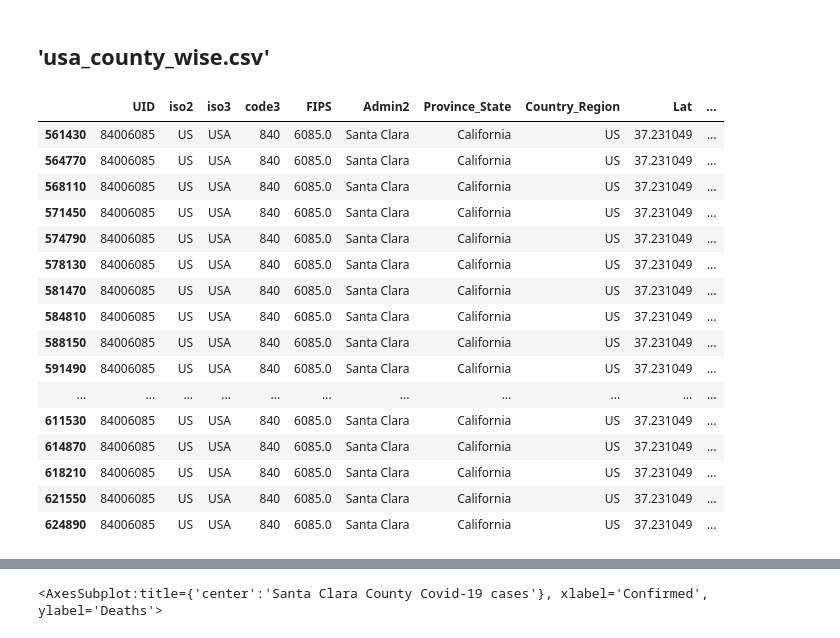
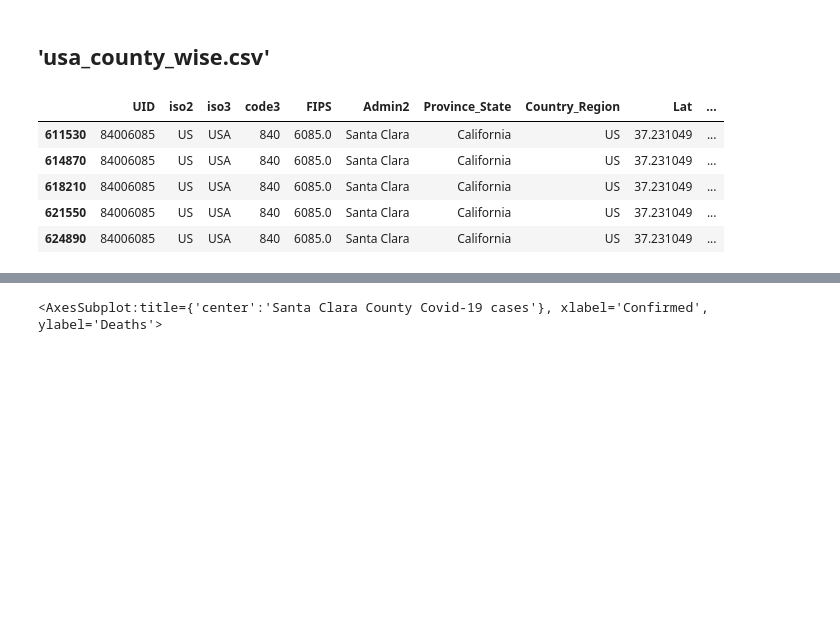
Before and after one commit to hemantkiri/Covid19, a Jupyter notebook: Covid19.ipynb, the cells around one changed output, grey strips where cells are left out. Saved outputs shown, nothing was run; the diff lists cells and outputs as text; code cells hidden in the pictures; blank space fills up the shorter version.

```diff
--- a/Covid19.ipynb
+++ b/Covid19.ipynb
@@ -188,24 +144,13 @@ countrywiselatest1_df
 # %% [markdown]
 ## 'usa_county_wise.csv'
 # %%
-# Load in csv
+# Number of confirmed and deaths cases from Santa Clara county from 7/23 - 7/27/2020.
 path='Covid-19'
 day_wise=read_data(path,files[5])
 usacountywise_df = day_wise[day_wise["Admin2"] == "Santa Clara"]
-usacountywise_df.tail(20)
+usacountywise_df.tail(5)
 # %% [output]
 |  | UID | iso2 | iso3 | code3 | FIPS | Admin2 | Province_State | Country_Region | Lat | ... |
-| 561430 | 84006085 | US | USA | 840 | 6085.0 | Santa Clara | California | US | 37.231049 | ... |
-| 564770 | 84006085 | US | USA | 840 | 6085.0 | Santa Clara | California | US | 37.231049 | ... |
-| 568110 | 84006085 | US | USA | 840 | 6085.0 | Santa Clara | California | US | 37.231049 | ... |
-| 571450 | 84006085 | US | USA | 840 | 6085.0 | Santa Clara | California | US | 37.231049 | ... |
-| 574790 | 84006085 | US | USA | 840 | 6085.0 | Santa Clara | California | US | 37.231049 | ... |
-| 578130 | 84006085 | US | USA | 840 | 6085.0 | Santa Clara | California | US | 37.231049 | ... |
-| 581470 | 84006085 | US | USA | 840 | 6085.0 | Santa Clara | California | US | 37.231049 | ... |
-| 584810 | 84006085 | US | USA | 840 | 6085.0 | Santa Clara | California | US | 37.231049 | ... |
-| 588150 | 84006085 | US | USA | 840 | 6085.0 | Santa Clara | California | US | 37.231049 | ... |
-| 591490 | 84006085 | US | USA | 840 | 6085.0 | Santa Clara | California | US | 37.231049 | ... |
-| ... | ... | ... | ... | ... | ... | ... | ... | ... | ... | ... |
 | 611530 | 84006085 | US | USA | 840 | 6085.0 | Santa Clara | California | US | 37.231049 | ... |
 | 614870 | 84006085 | US | USA | 840 | 6085.0 | Santa Clara | California | US | 37.231049 | ... |
 | 618210 | 84006085 | US | USA | 840 | 6085.0 | Santa Clara | California | US | 37.231049 | ... |
```
Also changed, not shown: parts of 12 cells of this notebook.
